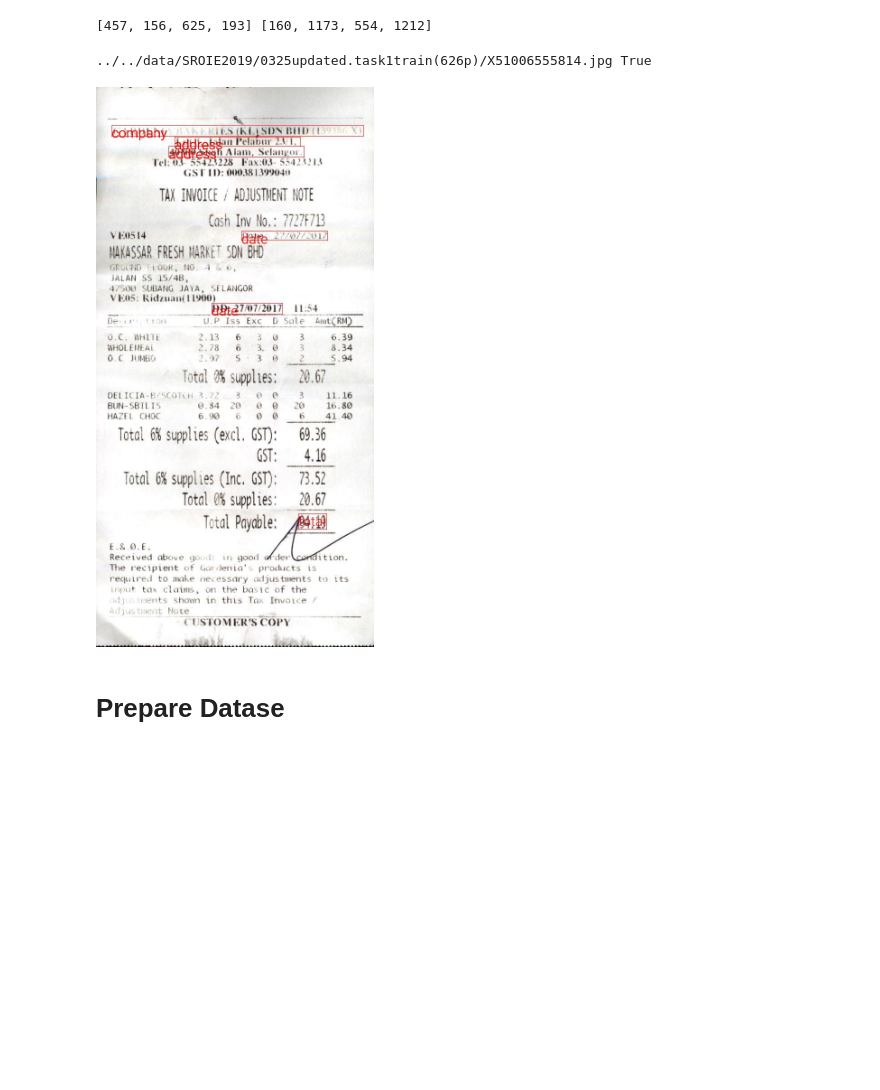
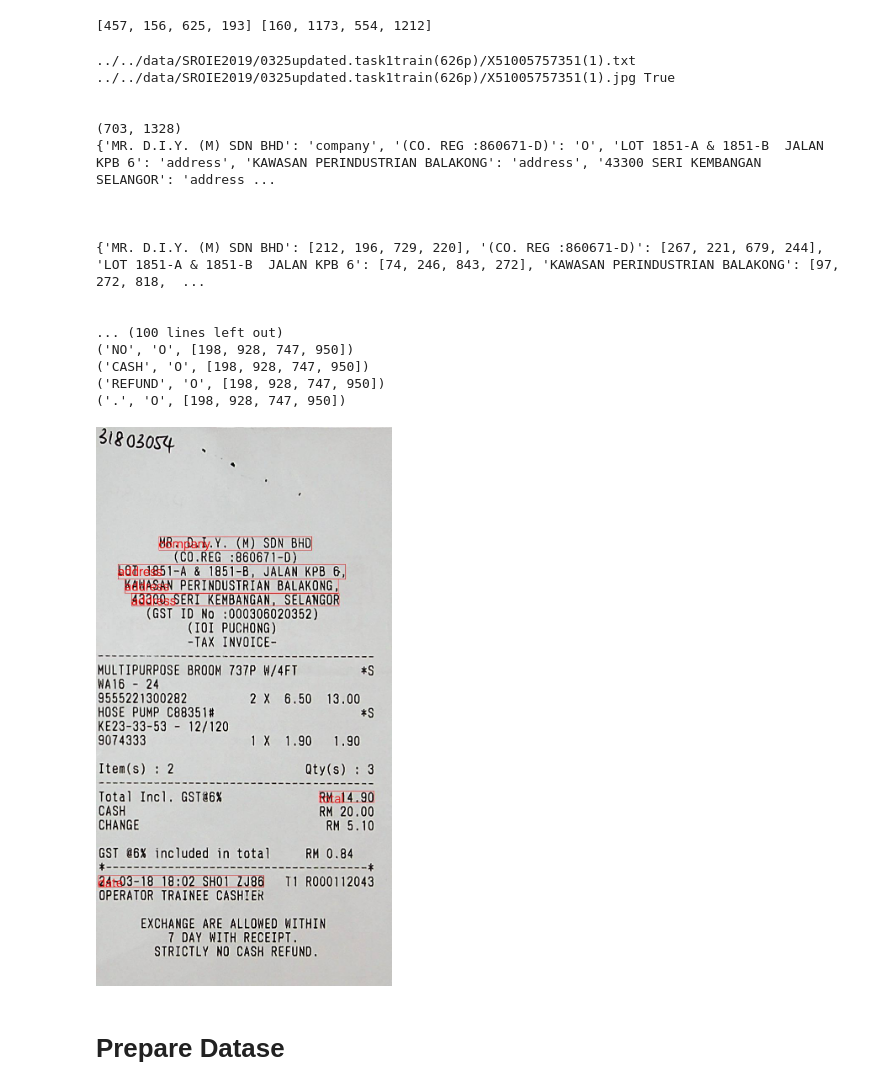
Before and after one commit to gyan42/mozhi-datasets, a Jupyter notebook: sroie2019-layoutlm/DataPreprocessing.ipynb, the cells around one changed output. Drawn from its saved outputs; the diff is of its cells as text; code cells hidden in the pictures; blank space fills up the shorter version.

```diff
--- a/sroie2019-layoutlm/DataPreprocessing.ipynb
+++ b/sroie2019-layoutlm/DataPreprocessing.ipynb
@@ -49,9 +49,7 @@ def get_text_file_dicts(directory):
 
     return res
 # %%
-def normalize_bbox(bbox, file_path):
-    image = Image.open(file_path)
-
+def normalize_bbox(bbox, image):
     width, height = image.size
 
 #     return [
@@ -60,21 +58,25 @@ def normalize_bbox(bbox, file_path):
 #          int(1000 * (bbox[2] / width)),
 #          int(1000 * (bbox[3] / height)),
 #      ]
-    return [
+    res = [
          math.ceil(1000 * (bbox[0] / width)),
          math.ceil(1000 * (bbox[1] / height)),
          math.ceil(1000 * (bbox[2] / width)),
          math.ceil(1000 * (bbox[3] / height)),
      ]
+    if not all(i <= 1000 for i in res):
+        print(image.filename, width, height, bbox, res)
+    return res
 
-normalize_bbox([457, 156, 625, 193], '../../data/SROIE2019/0325updated.task1train(626p)/X51008123451.jpg'), normalize_bbox([160, 1173, 554, 1212], '../../data/SROIE2019/0325updated.task1train(626p)/X51008123451.jpg')
+image = Image.open('../../data/SROIE2019/0325updated.task1train(626p)/X51008123451.jpg')
+
+normalize_bbox([457, 156, 625, 193], image), normalize_bbox([160, 1173, 554, 1212], image)
 # %% [output]
 ([611, 123, 836, 152], [214, 923, 741, 954])
 # %%
-def unnormalize_bbox(bbox, file_path):
+def unnormalize_bbox(bbox, image):
     # [457, 156, 625, 193] -> [611, 123, 836, 152]
     # [611, 123, 836, 152] -> [457, 156, 625, 193]
-    image = Image.open(file_path)
     width, height = image.size
 
     return [
@@ -84,8 +86,9 @@ def unnormalize_bbox(bbox, file_path):
          math.floor(bbox[3] / 1000 * height),
      ]
 
-print(unnormalize_bbox((611, 123, 836, 152), '../../data/SROIE2019/0325updated.task1train(626p)/X51008123451.jpg'),
-unnormalize_bbox([214, 923, 741, 954], '../../data/SROIE2019/0325updated.task1train(626p)/X51008123451.jpg'))
+
+image = Image.open('../../data/SROIE2019/0325updated.task1train(626p)/X51008123451.jpg')
+print(unnormalize_bbox((611, 123, 836, 152), image), unnormalize_bbox([214, 923, 741, 954], image))
 # %% [output]
 [457, 156, 625, 193] [160, 1173, 554, 1212]
 # %%
@@ -106,9 +109,10 @@ def extract(ocr_text_file, ie_text_file, image_file):
         return None
 
     ocr_text_file_lines = open(ocr_text_file).readlines()
+    image = Image.open(image_file)
     # extract bbox !!WARNING : Dataset OCR are for whole line and not for individual token!!
     bbox = list(map(lambda line: get_bbox_line(line), ocr_text_file_lines))
-    bbox = list(map(lambda xy: normalize_bbox(xy, image_file), bbox))
+    bbox = list(map(lambda xy: normalize_bbox(xy, image), bbox))
     # extract the text from the line
     ocr_text_file_lines = list(map(lambda line: " ".join(line.split(",")[8:]).strip(), ocr_text_file_lines))
     # add default tag O to each line
@@ -159,14 +163,13 @@ def tagged_data_to_conll(ner_data: dict, bbox_data: dict):
             res.append((token, tag.replace("\n", ""), bbox))
     return res
 # %%
-
 def draw_bbox(img_file, conll_data):
     img = Image.open(img_file)#.convert("RGBA")
 #     img.putalpha(127)
     draw = ImageDraw.Draw(img)
     for token, tag, bbox in conll_data:
         if tag != 'O':
-            bbox = unnormalize_bbox(bbox, img_file)
+            bbox = unnormalize_bbox(bbox, img)
             draw.rectangle(bbox, outline='red', width=1)
             draw.text((bbox[0], bbox[1]), tag, font=ImageFont.truetype("Roboto-Light.ttf", 30), stroke_width=0, fill='red', spacing=10)
 
@@ -179,31 +182,57 @@ train_ocr_text_files_dict = get_text_file_dicts(DATA_ROOT_PATH + "/0325updated.t
 train_ie_text_files_dict = get_text_file_dicts(DATA_ROOT_PATH + "/0325updated.task2train(626p)")
 files = sorted(train_ocr_text_files_dict.keys())
 # %%
-# key = 'X51008123451' #random.choice(list(train_ocr_text_files_dict.keys()))
+# key = 'X51005361897' #random.choice(list(train_ocr_text_files_dict.keys()))
 key = random.choice(list(train_ocr_text_files_dict.keys()))
 ocr_text_file = train_ocr_text_files_dict.get(key)
 ie_text_file = train_ie_text_files_dict.get(key)
 img_file = img_files.get(key.replace(".txt", ".jpg"))
 
+print(ocr_text_file)
+
+
 if img_file is None:
     print("Image file not found")
+    raise
 
 print(img_file, os.path.exists(img_file))
 print("\n")
 
+print(Image.open(img_file).size)
 token_2_tag, bbox_for_ner_tags = extract(ocr_text_file, ie_text_file, img_file)
 
+print(token_2_tag)
 print("\n\n")
+print(bbox_for_ner_tags)
+print("\n\n")
+
 res = tagged_data_to_conll(token_2_tag, bbox_for_ner_tags)
 
-# print(res)
+for d in res:
+    print(d)
 
 # display.Image(img_file)
 
 draw_bbox(img_file, res)
 # %% [output]
-../../data/SROIE2019/0325updated.task1train(626p)/X51006555814.jpg True
+../../data/SROIE2019/0325updated.task1train(626p)/X51005757351(1).txt
+../../data/SROIE2019/0325updated.task1train(626p)/X51005757351(1).jpg True
+
+
+(703, 1328)
+{'MR. D.I.Y. (M) SDN BHD': 'company', '(CO. REG :860671-D)': 'O', 'LOT 1851-A & 1851-B  JALAN KPB 6': 'address', 'KAWASAN PERINDUSTRIAN BALAKONG': 'address', '43300 SERI KEMBANGAN  SELANGOR': 'address ...
+
+
+
+{'MR. D.I.Y. (M) SDN BHD': [212, 196, 729, 220], '(CO. REG :860671-D)': [267, 221, 679, 244], 'LOT 1851-A & 1851-B  JALAN KPB 6': [74, 246, 843, 272], 'KAWASAN PERINDUSTRIAN BALAKONG': [97, 272, 818,  ...
+
+
+... (100 lines left out)
+('NO', 'O', [198, 928, 747, 950])
+('CASH', 'O', [198, 928, 747, 950])
+('REFUND', 'O', [198, 928, 747, 950])
+('.', 'O', [198, 928, 747, 950])
-[figure, old version]
+[figure, new version]
 # %%
 def create_data_file(file_path, files):
     res = []
```
Also changed, not shown: parts of 9 cells of this notebook, 4 other files.
